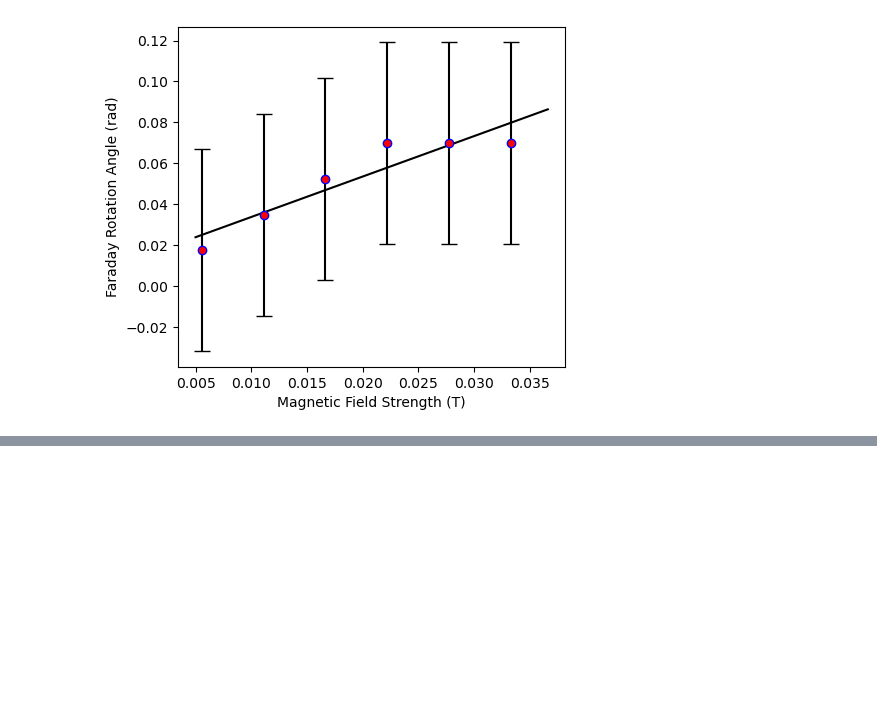
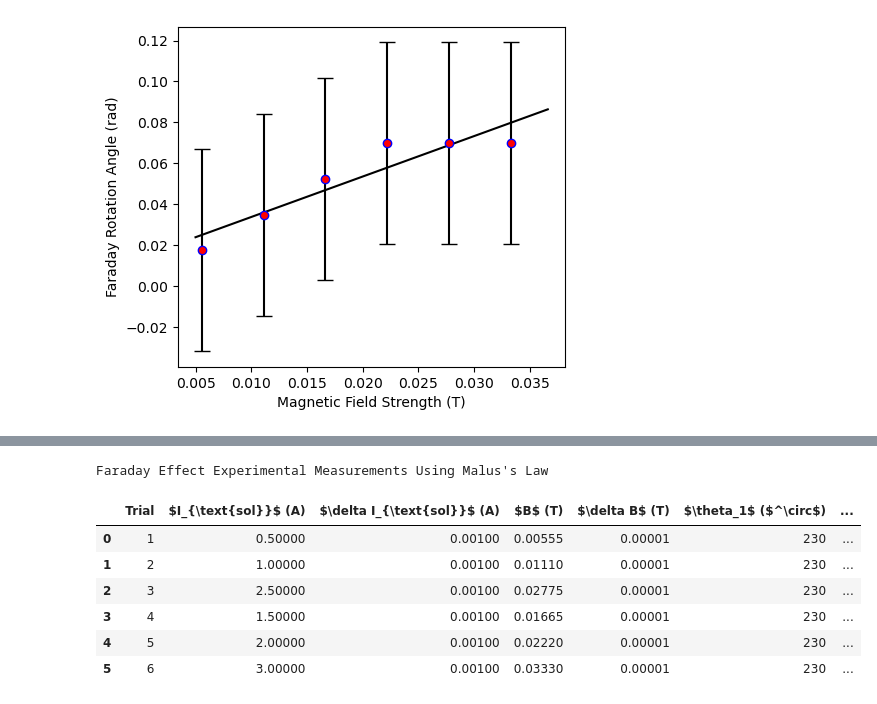
Before and after one commit to GavidD/Faraday-Rotation, a Jupyter notebook: Malus's Law.ipynb, the cells around one changed output, grey strips where cells are left out. Drawn from its saved outputs; the diff is of its cells as text; code cells hidden in the pictures; blank space fills up the shorter version.

```diff
--- a/Malus's Law.ipynb
+++ b/Malus's Law.ipynb
@@ -299,0 +300,51 @@ Verdet Constant (V): 24.7087 +/- 4.9053 rad/(T*m)
+# %%
+def display_table(data_dict, caption=None, precision=4):
+    """Displays a formatted table supporting LaTeX headers and numpy arrays."""
+    lengths = [len(v) if hasattr(v, '__len__') and not isinstance(v, str) else 1 for v in data_dict.values()]
+    max_len = max(lengths) if lengths else 1
+
+    processed_dict = {}
+    for k, v in data_dict.items():
+        if not hasattr(v, '__len__') or isinstance(v, str):
+            processed_dict[k] = [v] * max_len
+        else:
+            processed_dict[k] = v
+
+    df = pd.DataFrame(processed_dict)
+
+    styled_df = df.style.format(precision=precision) \
+                        .set_properties(**{'text-align': 'center'}) \
+                        .set_table_styles([dict(selector='th', props=[('text-align', 'center')])])
+
+    if caption:
+        styled_df = styled_df.set_caption(f"<div style='font-size:1.2em; font-weight:bold; margin-bottom:10px;'>{caption}</div>")
+
+    display(styled_df)
+
+# --- A. Data Table ---
+lab_data = {
+    r"Trial": np.arange(1, len(I_sol) + 1),
+    r"$I_{\text{sol}}$ (A)": I_sol,
+    r"$\delta I_{\text{sol}}$ (A)": err_I_sol,
+    r"$B$ (T)": B,
+    r"$\delta B$ (T)": err_B,
+    r"$\theta_1$ ($^\circ$)": theta_1_deg,
+    r"$\theta_2$ ($^\circ$)": theta_2_deg,
+    r"$\Delta\theta$ ($^\circ$)": theta_delta_deg,
+    r"$\delta(\Delta\theta)$ ($^\circ$)": err_theta_delta_deg,
+    r"$\Delta\theta$ (rad)": theta_delta_rad,
+    r"$\delta(\Delta\theta)$ (rad)": err_theta_delta_rad,
+}
+
+display_table(
+    lab_data, caption="Faraday Effect Experimental Measurements Using Malus's Law", precision=5
+)
+# %% [output]
+Faraday Effect Experimental Measurements Using Malus's Law
+|  | Trial | $I_{\text{sol}}$ (A) | $\delta I_{\text{sol}}$ (A) | $B$ (T) | $\delta B$ (T) | $\theta_1$ ($^\circ$) | ... |
+| 0 | 1 | 0.50000 | 0.00100 | 0.00555 | 0.00001 | 230 | ... |
+| 1 | 2 | 1.00000 | 0.00100 | 0.01110 | 0.00001 | 230 | ... |
+| 2 | 3 | 2.50000 | 0.00100 | 0.02775 | 0.00001 | 230 | ... |
+| 3 | 4 | 1.50000 | 0.00100 | 0.01665 | 0.00001 | 230 | ... |
+| 4 | 5 | 2.00000 | 0.00100 | 0.02220 | 0.00001 | 230 | ... |
+| 5 | 6 | 3.00000 | 0.00100 | 0.03330 | 0.00001 | 230 | ... |
```
Also changed, not shown: parts of 1 cell of this notebook, 8 other files.
